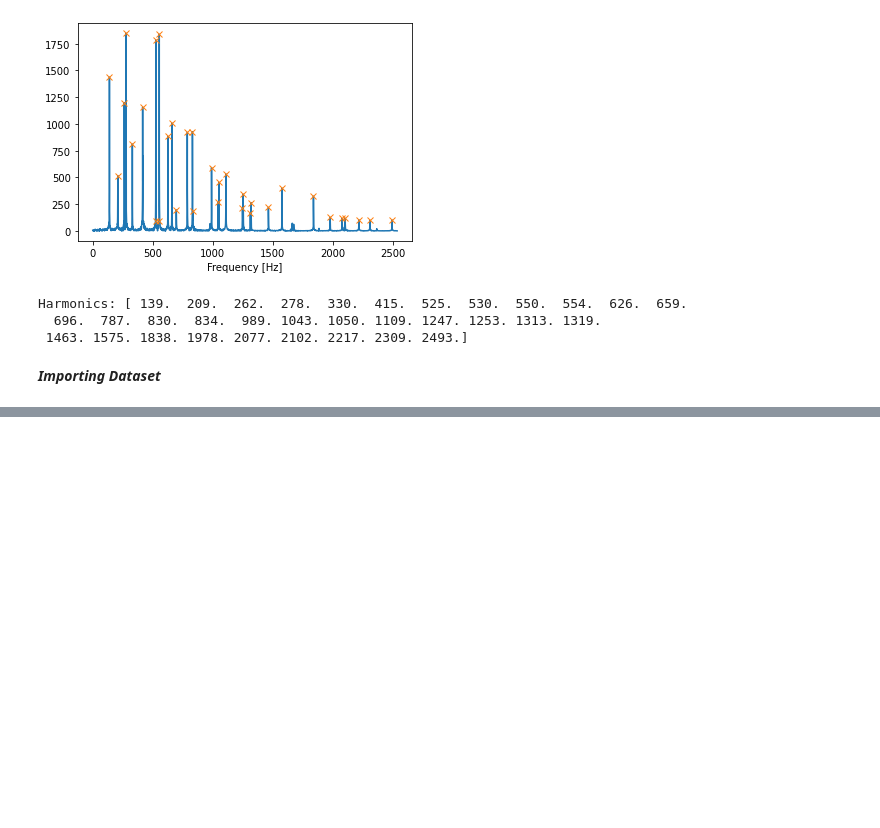
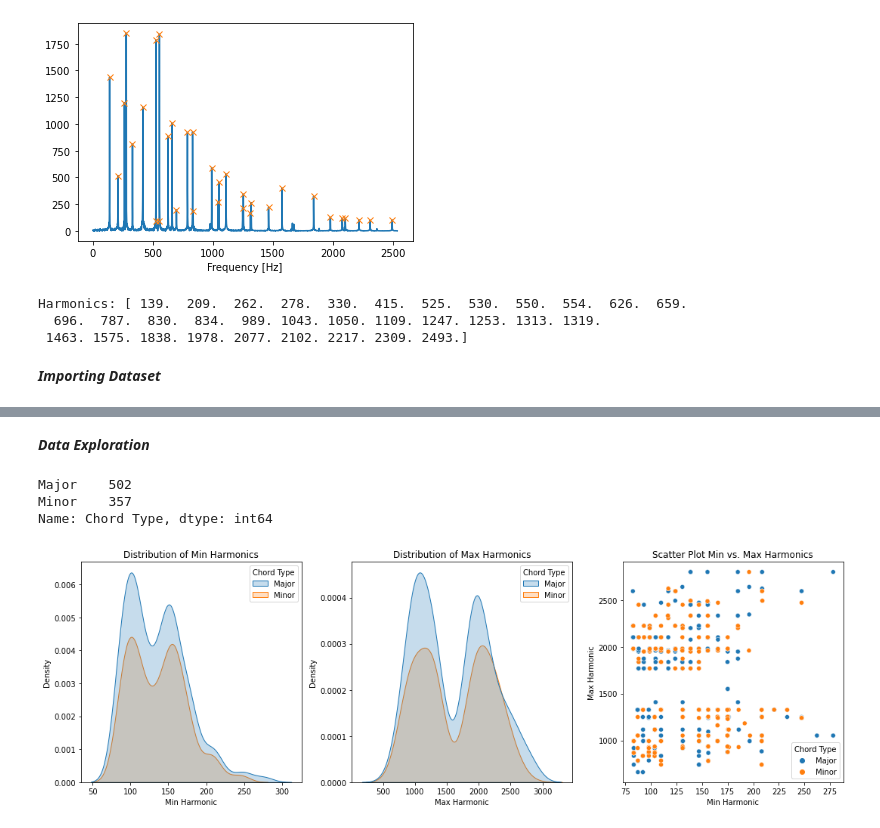
Before and after one commit to Daveed3/CS5660Project, a Jupyter notebook: ChordRecognition.ipynb, the cells around one changed output, grey strips where cells are left out. Saved outputs shown, nothing was run; the diff lists cells and outputs as text; code cells hidden in the pictures; blank space fills up the shorter version.

Commit message:
Update "Importing Dataset" and "Data Exploration"

```diff
--- a/ChordRecognition.ipynb
+++ b/ChordRecognition.ipynb
@@ -142,0 +138,22 @@ max_harm_length = 0 # keep track of max harmonic length for naming columns
+# %%
+path = 'Audio_Files'
+data = []
+max_harm_length = 0 # i will keep track of max harmonic length for naming columns
+# Stopping here 4/19
+
+# Begin from 4/20
+for dirname, _, filenames in os.walk(path):
+    for filename in filenames:
+        foldername = os.path.basename(dirname)
+        full_path = os.path.join(dirname, filename)
+        freq_peaks = find_harmonics(full_path)
+
+        max_harm_length = max(max_harm_length, len(freq_peaks))
+
+        ind_data = [foldername, filename]
+        ind_data.extend([freq_peaks.min(), freq_peaks.max(), len(freq_peaks)])
+        ind_data.extend(freq_peaks)
+
+        data.append(ind_data)
+
+print(data)
@@ -142,0 +162,9 @@ max_harm_length = 0 # keep track of max harmonic length for naming columns
+# %%
+# Column Names for DataFrame:
+cols = ["Chord Type", "File Name", "Min Harmonic", "Max Harmonic", "# of Harmonics"]
+for i in range(max_harm_length):
+    cols.append("Harmonic {}".format(i+1))
+
+# Creating DataFrame
+df = pd.DataFrame(data, columns=cols)
+df.head()
@@ -142,0 +179,22 @@ max_harm_length = 0 # keep track of max harmonic length for naming columns
+# %% [markdown]
+***Data Exploration***
+# %%
+# The target we are going to evaluate
+df["Chord Type"].value_counts()
+# %% [output]
+Major    502
+Minor    357
+Name: Chord Type, dtype: int64
+# %%
+# Min and Max Harmonics
+fig, axes = plt.subplots(1, 3, figsize=(15, 5))
+sns.kdeplot(ax=axes[0], data=df, x="Min Harmonic", hue="Chord Type", shade=True)
+sns.kdeplot(ax=axes[1], data=df, x="Max Harmonic", hue="Chord Type", shade=True)
+sns.scatterplot(ax=axes[2], data=df, x="Min Harmonic", y="Max Harmonic",hue="Chord Type")
+axes[0].set_title("Distribution of Min Harmonics")
+axes[1].set_title("Distribution of Max Harmonics")
+axes[2].set_title("Scatter Plot Min vs. Max Harmonics")
+fig.tight_layout()
+plt.show()
+# %% [output]
+[figure, added]
```
Also changed, not shown: parts of 13 cells of this notebook.
